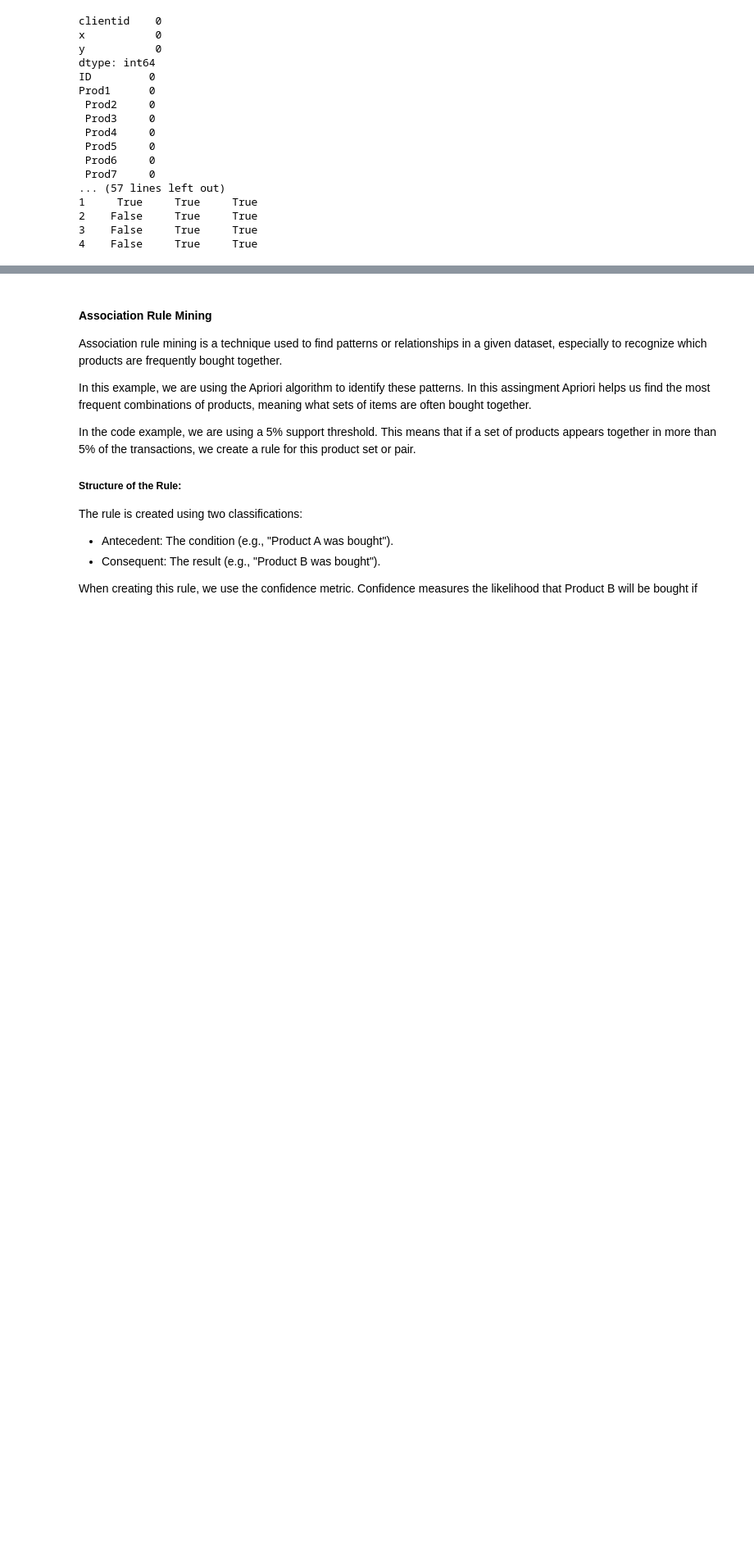
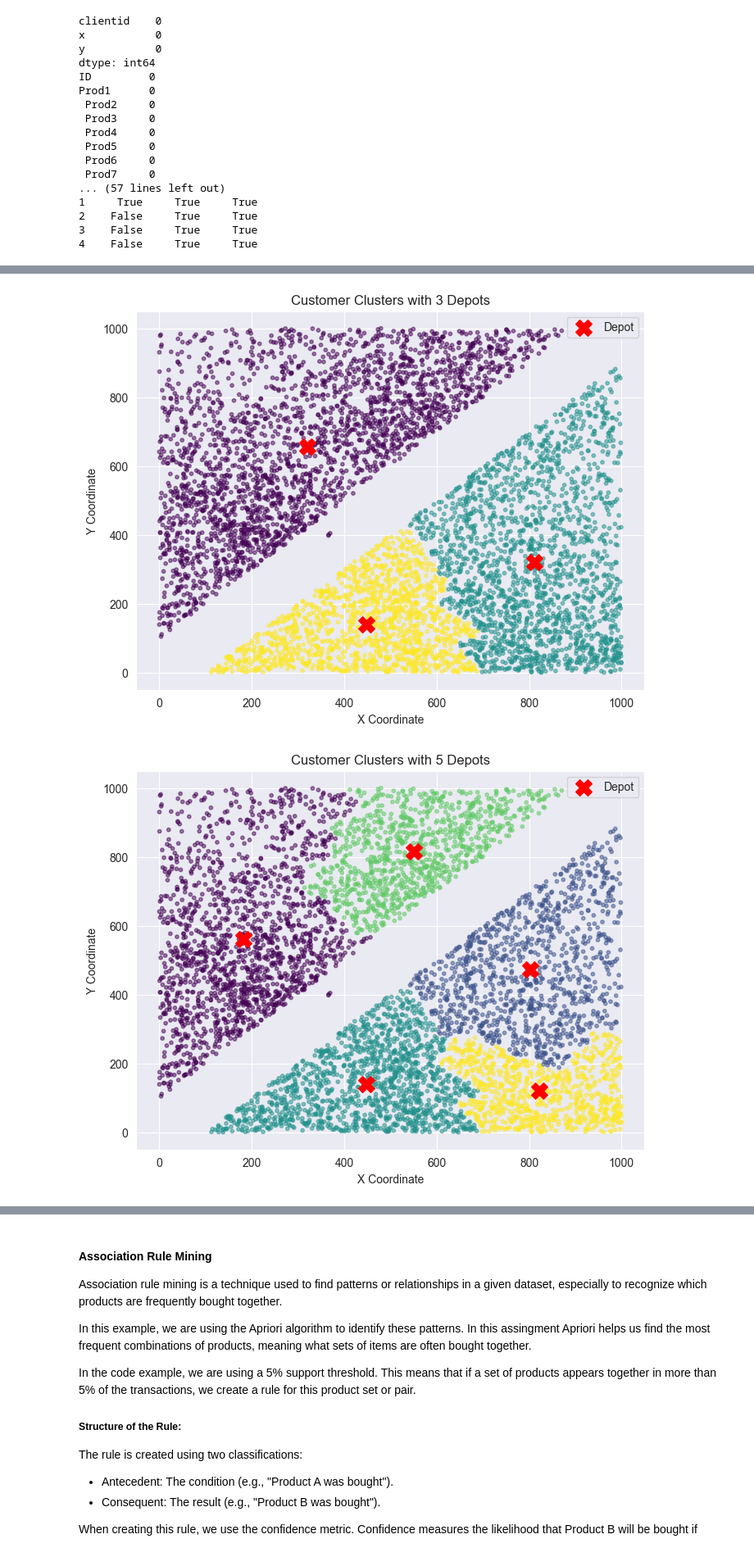
Before and after one commit to Islake/KoneOppiminen, a Jupyter notebook: tasks/Clustering_&_association_rule_mining.ipynb, the cells around one changed output, grey strips where cells are left out. Shown at 82% size. Cells and saved outputs as stored; diff of their text form; code cells hidden in the pictures; blank space fills up the shorter version.

```diff
--- a/tasks/Clustering_&_association_rule_mining.ipynb
+++ b/tasks/Clustering_&_association_rule_mining.ipynb
@@ -184,0 +225,7 @@ Wilman osuus
+# %%
+# Add depot assignments to the original DataFrame
+locations_df['closest_depot_x'] = locations_df['Depot'].map(lambda d: depot_locations[d, 0])
+locations_df['closest_depot_y'] = locations_df['Depot'].map(lambda d: depot_locations[d, 1])
+
+# Print first 10 rows
+print(locations_df.head(10))
@@ -184,0 +247,28 @@ Wilman osuus
+# %%
+import matplotlib.pyplot as plt
+from sklearn.cluster import AgglomerativeClustering
+
+for k in [3, 5, 10]:
+    # Apply Agglomerative Hierarchical Clustering to standardized data
+    hierarchical = AgglomerativeClustering(n_clusters=k)
+    locations_df['Depot'] = hierarchical.fit_predict(X_scaled)  # Use X_scaled here
+
+    # Scatter plot with cluster colors in original scale
+    plt.figure(figsize=(8, 6))
+    plt.scatter(locations_df['x'], locations_df['y'], c=locations_df['Depot'], cmap='viridis', alpha=0.5, s=10)
+
+    # Calculate and plot depot locations (mean of cluster points)
+    for i in range(k):
+        cluster_points = locations_df[locations_df['Depot'] == i][['x', 'y']]
+        depot_x = cluster_points['x'].mean()
+        depot_y = cluster_points['y'].mean()
+        plt.scatter(depot_x, depot_y, c='red', marker='X', s=200, label='Depot' if i == 0 else "")  # Only label the first depot
+
+    plt.xlabel("X Coordinate")
+    plt.ylabel("Y Coordinate")
+    plt.title(f"Customer Clusters with {k} Depots")
+    plt.legend()
+    plt.show()
+# %% [output]
+[figure, added]
+[figure, added]
```
Also changed, not shown: parts of 11 cells of this notebook.
